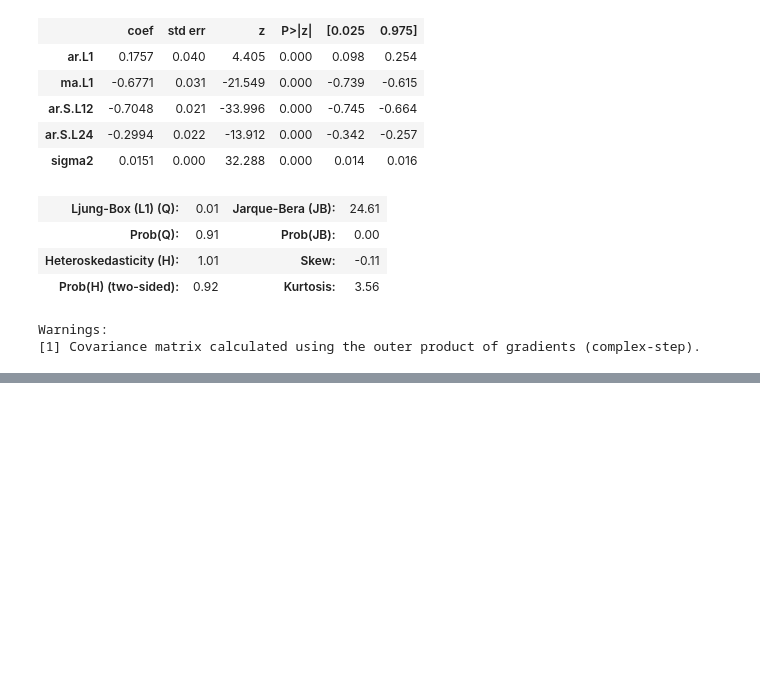
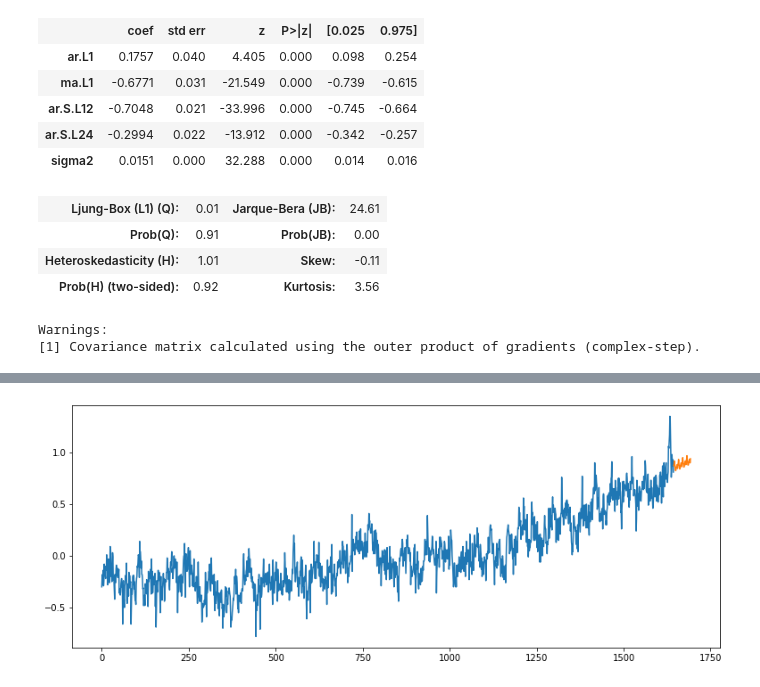
Before and after one commit to rgabdullin/MLDA2021, a Jupyter notebook: classes/week13/seminar13.ipynb, the cells around one changed output, grey strips where cells are left out. Cells and saved outputs as stored; diff of their text form; code cells hidden in the pictures; blank space fills up the shorter version.

```diff
--- a/classes/week13/seminar13.ipynb
+++ b/classes/week13/seminar13.ipynb
@@ -397,0 +416,3 @@ print('Seasonal order opt:', seasonal_order_opt)
+# %%
+order_opt = (3, 1, 1)
+seasonal_order_opt = (0, 1, 1, 12)
@@ -401,0 +448,10 @@ sarima_fit.summary()
+# %%
+T = 48
+
+series_prediction = sarima_fit.predict(start=series.shape[0], end=series.shape[0] + T)
+
+plt.plot(series, label='Train data')
+plt.plot(series_prediction, label='Prediction')
+plt.show()
+# %% [output]
+[figure, added]
```
Also changed, not shown: parts of 7 cells of this notebook.
